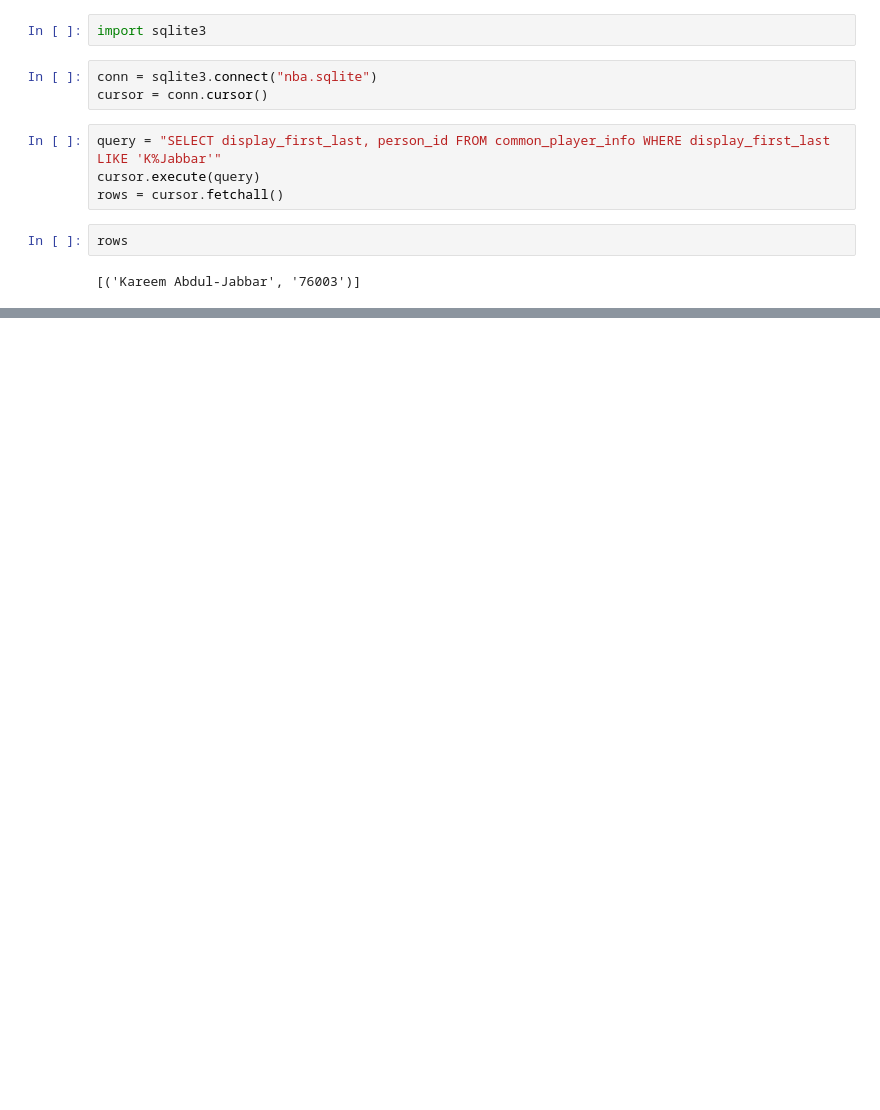
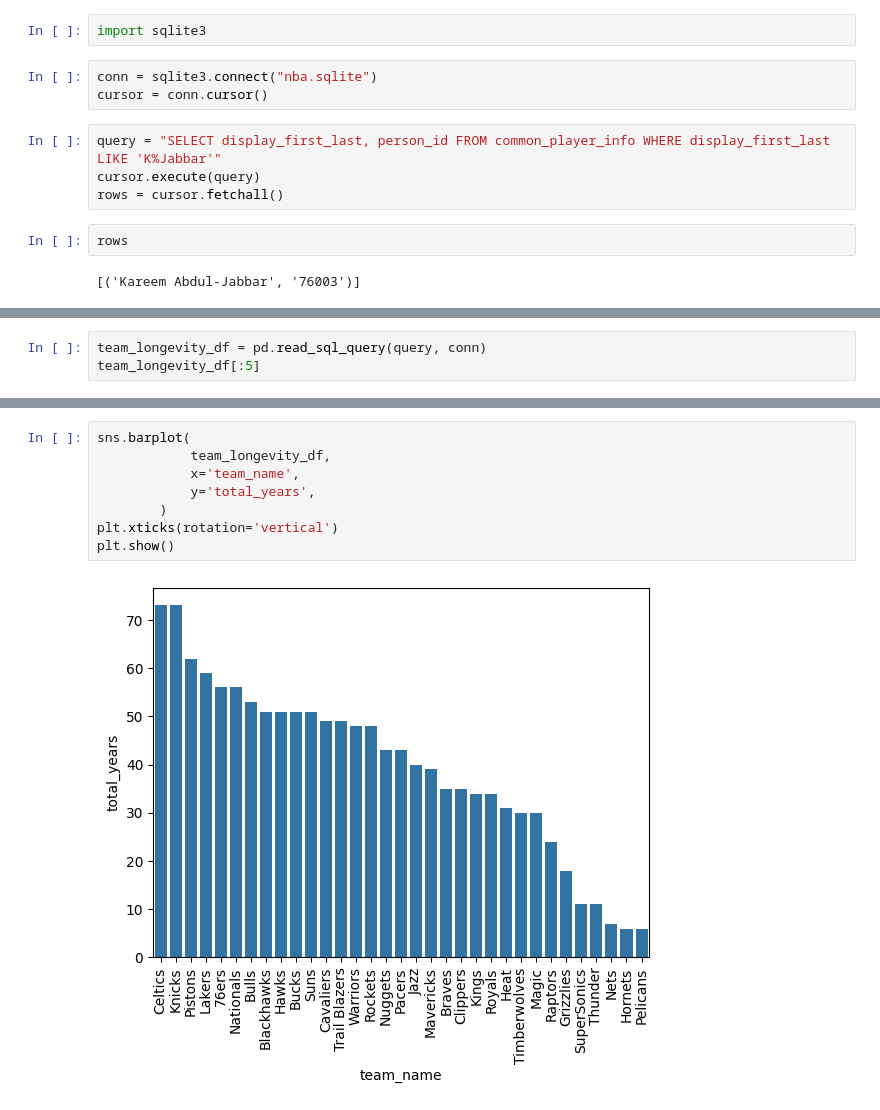
Before and after one commit to kalind789/NBA_Projects, a Jupyter notebook: NBA_Game_Summarizer/data_explore.ipynb, the cells around one changed output, grey strips where cells are left out. Drawn from its saved outputs; the diff is of its cells as text; blank space fills up the shorter version.

```diff
--- a/NBA_Game_Summarizer/data_explore.ipynb
+++ b/NBA_Game_Summarizer/data_explore.ipynb
@@ -55,0 +82,3 @@ KeyError: 'overall_pick'
+# %%
+team_longevity_df = pd.read_sql_query(query, conn)
+team_longevity_df[:5]
@@ -55,0 +92,10 @@ KeyError: 'overall_pick'
+# %%
+sns.barplot(
+            team_longevity_df,
+            x='team_name',
+            y='total_years',
+        )
+plt.xticks(rotation='vertical')
+plt.show()
+# %% [output]
+[figure, added]
```
Also changed, not shown: parts of 13 cells of this notebook.
